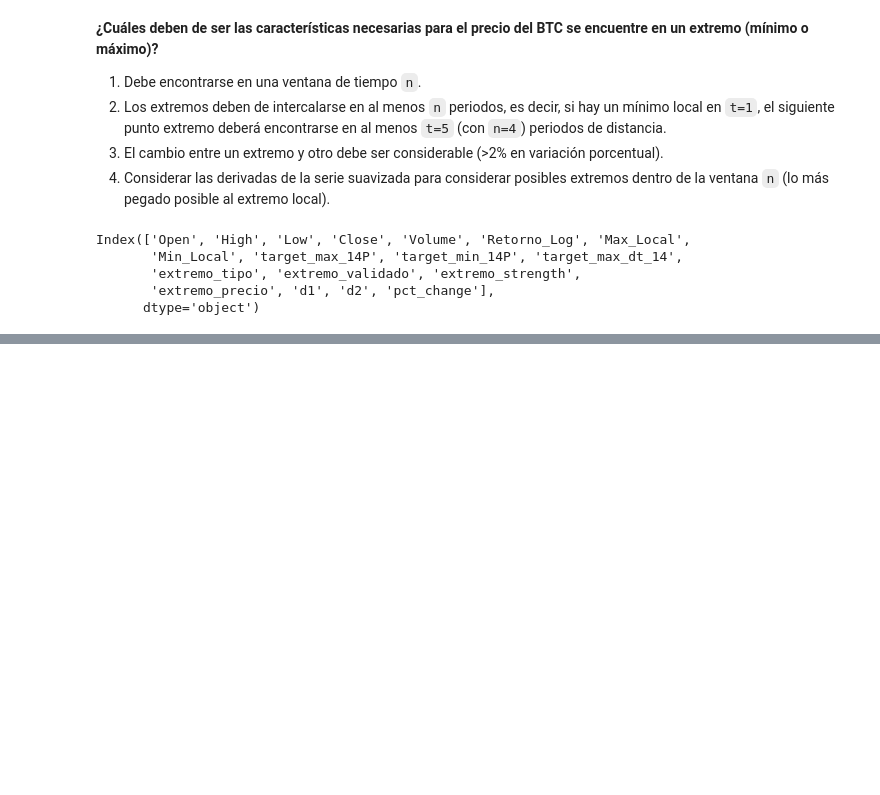
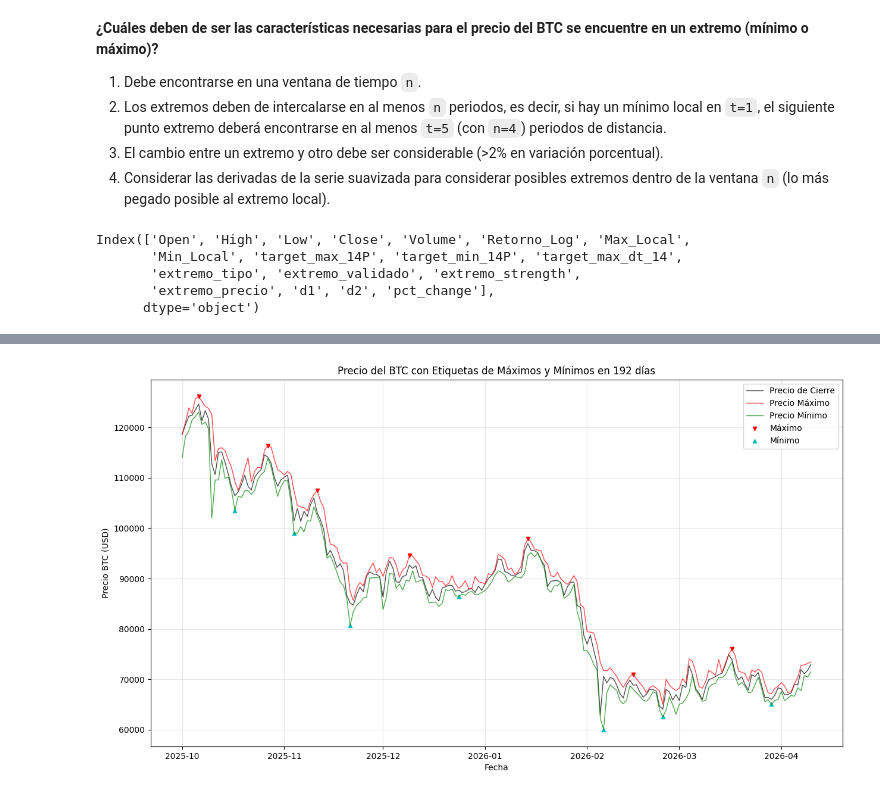
Before and after one commit to julesaccm/Apex-project, a Jupyter notebook: notebooks/EDA_Targeting_BTC.ipynb, the cells around one changed output, grey strips where cells are left out. Cells and saved outputs as stored; diff of their text form; code cells hidden in the pictures; blank space fills up the shorter version.

```diff
--- a/notebooks/EDA_Targeting_BTC.ipynb
+++ b/notebooks/EDA_Targeting_BTC.ipynb
@@ -430,0 +515,5 @@ btc2['target_min'] = np.where(btc2['extremo_tipo']==-1,1,0)
+# %%
+# savgol
+graficar_extremos(labels, ['max_savgol','min_savgol'],'2025-10-01')
+# %% [output]
+[figure, added]
```
Also changed, not shown: parts of 10 cells of this notebook, 20 other files.
